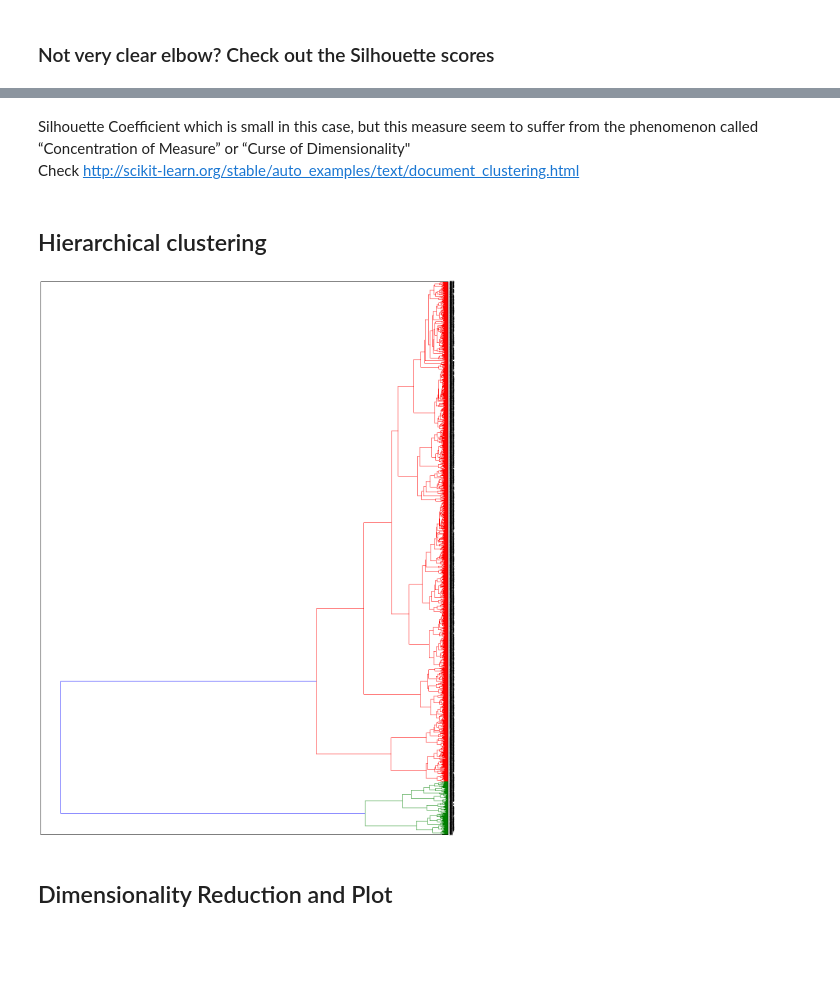
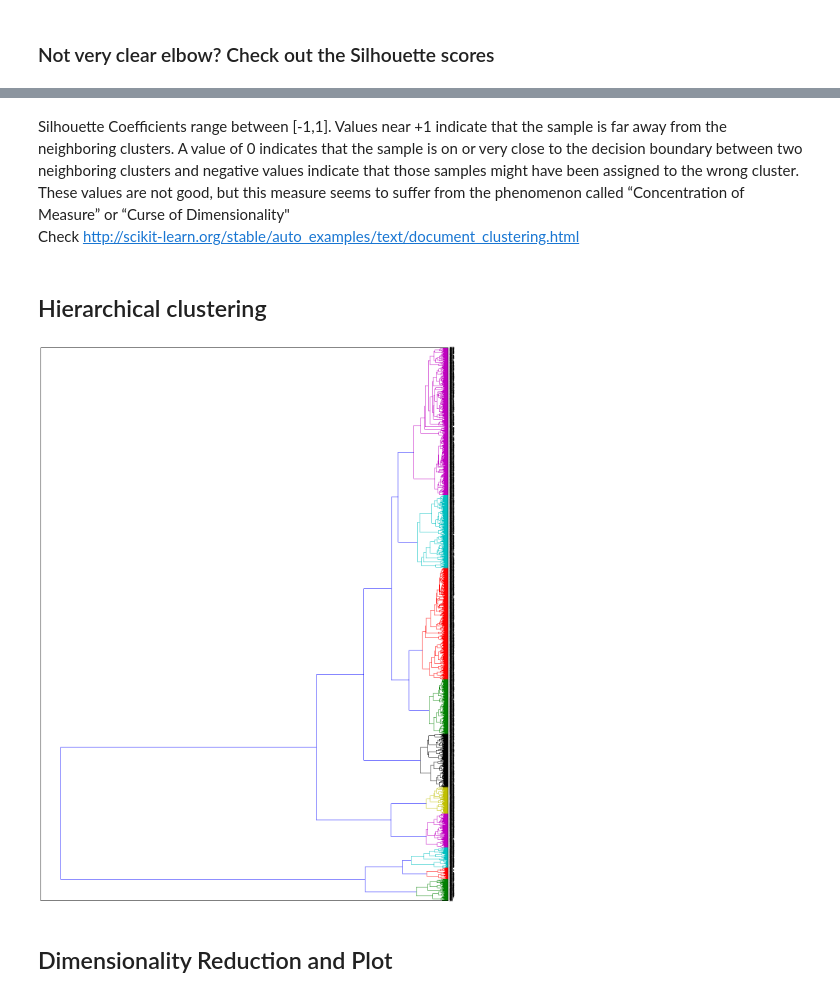
Before and after one commit to vitalv/doc-clustering-topic-modeling, a Jupyter notebook: doc-clustering-topic-modeling.ipynb, the cells around one changed output, grey strips where cells are left out. Saved outputs shown, nothing was run; the diff lists cells and outputs as text; code cells hidden in the pictures; blank space fills up the shorter version.

Commit message:
started presentation, tsne plot and more

```diff
--- a/doc-clustering-topic-modeling.ipynb
+++ b/doc-clustering-topic-modeling.ipynb
@@ -167,5 +169,6 @@ print silhouette_avg_scores
 # %% [markdown]
-Silhouette Coefficient which is small in this case, but this measure seem to suffer from the phenomenon called “Concentration of Measure” or “Curse of Dimensionality"
+Silhouette Coefficients range between [-1,1]. Values near +1 indicate that the sample is far away from the neighboring clusters. A value of 0 indicates that the sample is on or very close to the decision boundary between two neighboring clusters and negative values indicate that those samples might have been assigned to the wrong cluster.
+These values are not good, but this measure seems to suffer from the phenomenon called “Concentration of Measure” or “Curse of Dimensionality"
 Check http://scikit-learn.org/stable/auto_examples/text/document_clustering.html
 # %% [markdown]
 ## Hierarchical clustering
@@ -174,36 +177,36 @@ Check http://scikit-learn.org/stable/auto_examples/text/document_clustering.html
 #Pairwise distances between observations in n-dimensional space.
 #Option 1 is sklearn.metrics.pairwais cosine_similarity
 dist = 1 - cosine_similarity(docword_tfidf)
 
 #Option 2 is scipy.spatial.distance (can't take csr_matrix as input and is slower)
 D = scdist.pdist(docword_tfidf.todense(), metric='cosine')
 D = scdist.squareform(D)
 
 #Then get linkage matrix
 #Option 1 define the linkage_matrix using ward clustering pre-computed distances
 linkage_matrix_ward = sch.ward(dist)
 
 #Option 2
-linkage_matrix_complete = sch.linkage(D, method='complete')#, metric='cosine')
+linkage_matrix_complete = sch.linkage(dist, method='complete')#, metric='cosine')
 
 #And then plot the dendrogram
 
-dendro_color_threshold = 0.7 #default: 0.7
+dendro_color_threshold = 0.1 #default: 0.7
 
 fig, ax = plt.subplots(figsize=(15, 20)) # set size
 ax = sch.dendrogram(linkage_matrix_ward, orientation="left",color_threshold=dendro_color_threshold*max(linkage_matrix_ward[:,2]));
 
 plt.tick_params(\
     axis= 'x',          # changes apply to the x-axis
     which='both',      # both major and minor ticks are affected
     bottom='off',      # ticks along the bottom edge are off
     top='off',         # ticks along the top edge are off
     labelbottom='off')
 
 plt.tight_layout() #show plot with tight layout
 plt.show()
 # %% [output]
-[figure, old version]
+[figure, new version]
 # %% [markdown]
 ## Dimensionality Reduction and Plot
 # %% [markdown]
```
Also changed, not shown: parts of 12 cells of this notebook, 3 other files.
